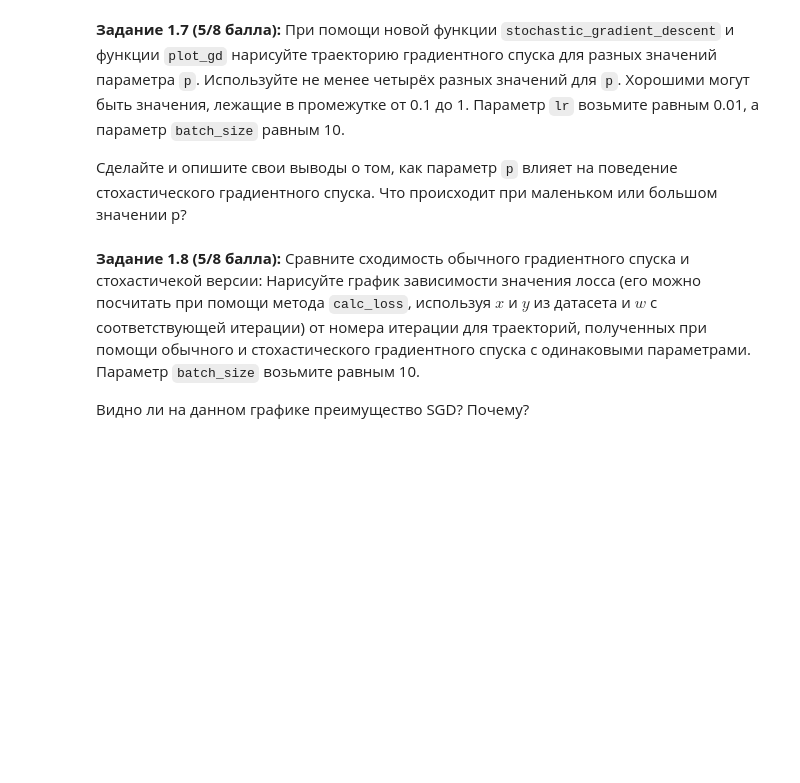
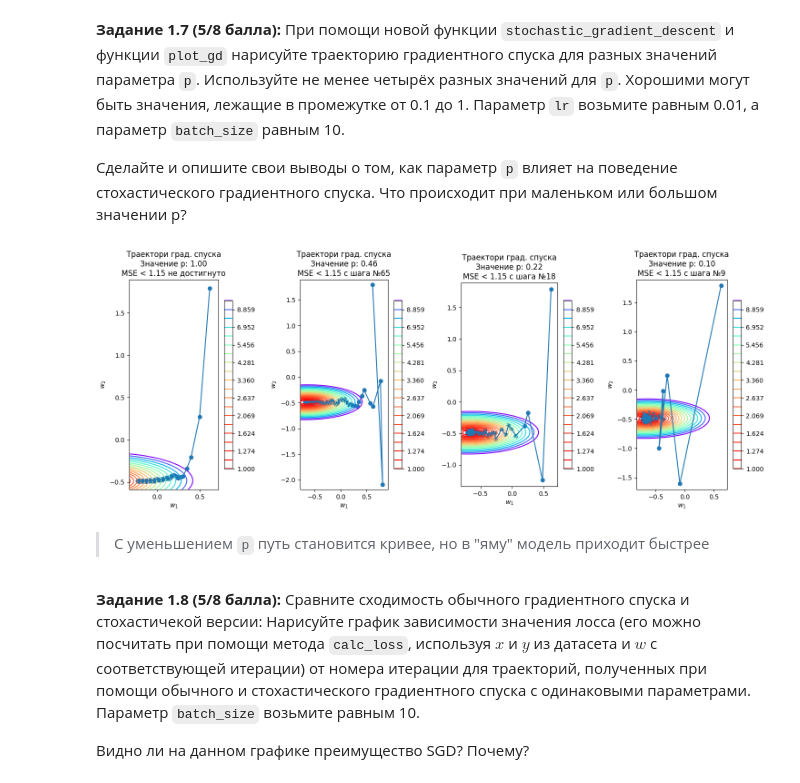
Before and after one commit to AjnoEO/iad-ml, a Jupyter notebook: hw05-gd/hw05_gd.ipynb, the cells around one changed output. Drawn from its saved outputs; the diff is of its cells as text; code cells hidden in the pictures; blank space fills up the shorter version.

```diff
--- a/hw05-gd/hw05_gd.ipynb
+++ b/hw05-gd/hw05_gd.ipynb
@@ -375,7 +407,15 @@ def stochastic_gradient_descent(
     :param n_iterations: int - сколько итераций делать
     :return: Список из n_iterations объектов np.ndarray размера (n_features,) - история весов на каждом шаге
     """
-    # -- YOUR CODE HERE -- ¯\_(ツ)_/¯
+    descent_trajectory = [w_init]
+    for i in range(1, n_iterations+1):
+        batch_indices = np.random.choice(X.shape[0], size=batch_size, replace=False)
+        batch = X[batch_indices]
+        last_w = descent_trajectory[-1]
+        step = lr * (1 / (1 + i)) ** p
+        w = last_w - step * loss.calc_grad(batch, y[batch_indices], last_w)
+        descent_trajectory.append(w)
+    return descent_trajectory
 # %% [markdown]
 **Задание 1.7 (5/8 балла):** При помощи новой функции `stochastic_gradient_descent` и функции `plot_gd` нарисуйте траекторию градиентного спуска для разных значений параметра `p`. Используйте не менее четырёх разных значений для `p`. Хорошими могут быть значения, лежащие в промежутке от 0.1 до 1.
 Параметр `lr` возьмите равным 0.01, а параметр `batch_size` равным 10.
@@ -386,3 +424,30 @@ def stochastic_gradient_descent(
+# %%
+p_options = [10 ** (power / 3) for power in range(0, -4, -1)]
+
+superfig, axs = plt.subplots(1, 4, num=1, figsize=(15, 6))
+
+lr = 0.01
+batch_size = 10
+
+for ax, p in zip(axs, p_options):
+    ax: Axes
+    w_list = stochastic_gradient_descent(w_init, X, y, loss, lr, batch_size, p)
+    for i, w in enumerate(w_list):
+        if loss.calc_loss(X, y, w) < 1.15: break
+    else:
+        i = -1
+    plot_gd(w_list, X, y, loss, ax=ax)
+    ax.set_title(
+        ax.get_title()
+        + f"\nЗначение p: {p:.2f}"
+        + "\nMSE < 1.15" + (f" с шага №{i}" if i != -1 else " не достигнуто")
+    )
+plt.tight_layout()
+plt.show()
+# %% [output]
+[figure, added]
+# %% [markdown]
+> С уменьшением `p` путь становится кривее, но в "яму" модель приходит быстрее
 # %% [markdown]
 **Задание 1.8 (5/8 балла):** Сравните сходимость обычного градиентного спуска и стохастичекой версии:
 Нарисуйте график зависимости значения лосса (его можно посчитать при помощи метода `calc_loss`, используя $x$ и $y$ из датасета и $w$ с соответствующей итерации) от номера итерации для траекторий, полученных при помощи обычного и стохастического градиентного спуска с одинаковыми параметрами. Параметр `batch_size` возьмите равным 10.
```
Also changed, not shown: parts of 7 cells of this notebook.
